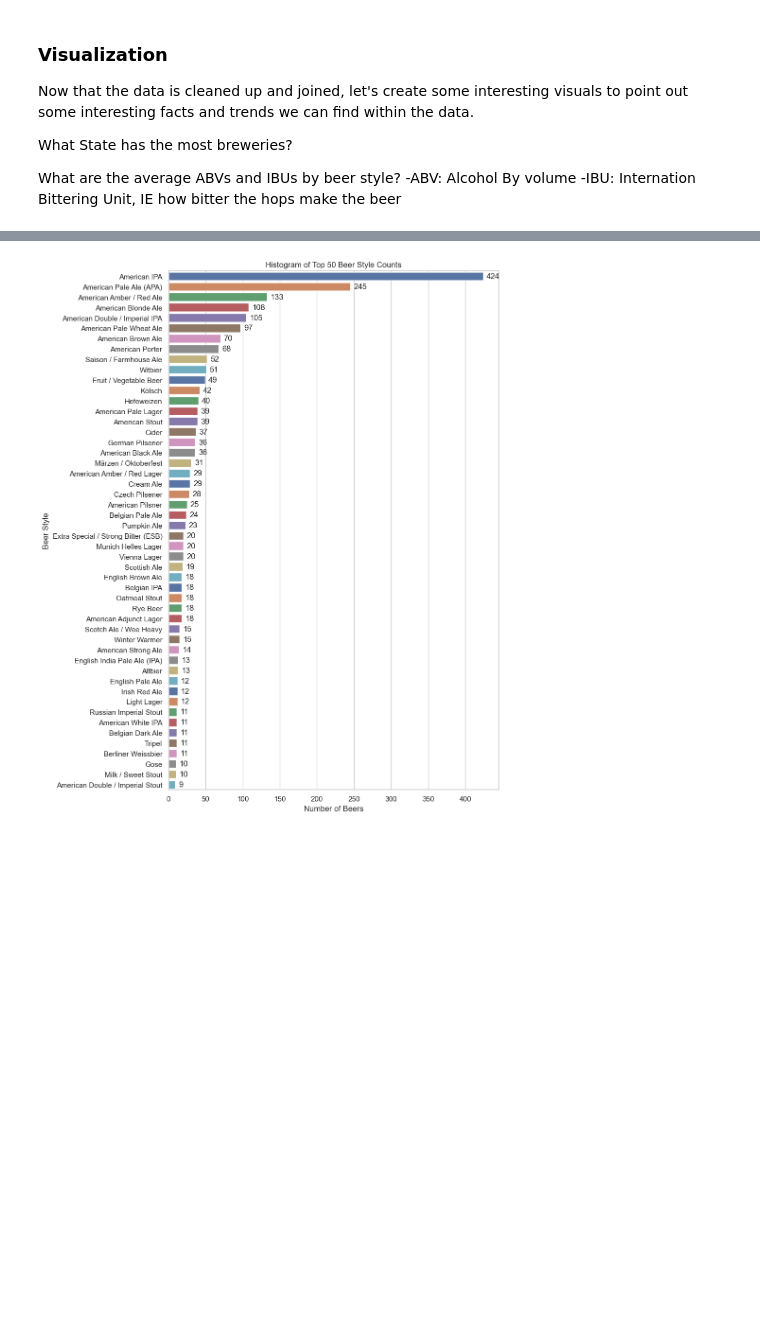
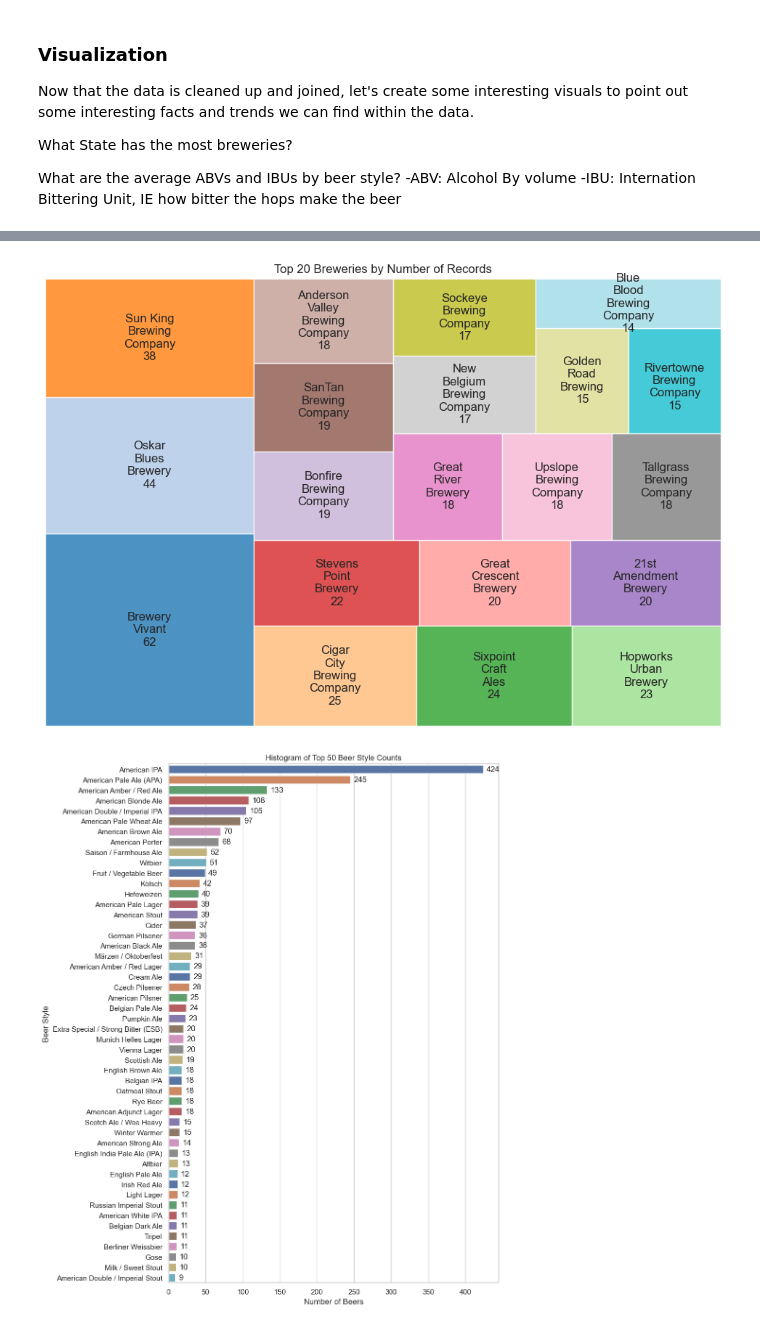
Before and after one commit to DapperKapper/Portfolio, a Jupyter notebook: BeerandBreweryExercise/BeerAnalysis.ipynb, the cells around one changed output, grey strips where cells are left out. Cells and saved outputs as stored; diff of their text form; code cells hidden in the pictures; blank space fills up the shorter version.

```diff
--- a/BeerandBreweryExercise/BeerAnalysis.ipynb
+++ b/BeerandBreweryExercise/BeerAnalysis.ipynb
@@ -259,3 +256,32 @@ plt.show()
+# %%
+### Visualize the most popular breweries within the data
+# Helper function to wrap text
+def wrap_text(text, max_width=10):
+    words = text.split()
+    wrapped_text = ''
+    line = ''
+    for word in words:
+        # Check if adding this word exceeds max width
+        if len(line) + len(word) + 1 <= max_width:
+            line += (word + ' ')
+        else:
+            wrapped_text += line.strip() + '\n'
+            line = word + ' '
+    wrapped_text += line.strip()
+    return wrapped_text
+
+# Count records for each brewery
+top_breweries = df['Brewery Name'].value_counts().nlargest(20)
+wrapped_labels = [f"{wrap_text(brewery)}\n{count}" for brewery, count in zip(top_breweries.index, top_breweries.values)]
+
+# Plot the tree map
+plt.figure(figsize=(12, 8))
+squarify.plot(sizes=top_breweries.values, label=wrapped_labels, alpha=0.8, color=plt.cm.tab20.colors)
+plt.axis('off')
+plt.title('Top 20 Breweries by Number of Records')
+plt.show()
+# %% [output]
+[figure, added]
 # %%
 # Get the top 60 beer styles by count, sorted in descending order
 top_50_styles = df["Beer Style"].value_counts().nlargest(50)
```
Also changed, not shown: parts of 11 cells of this notebook.
